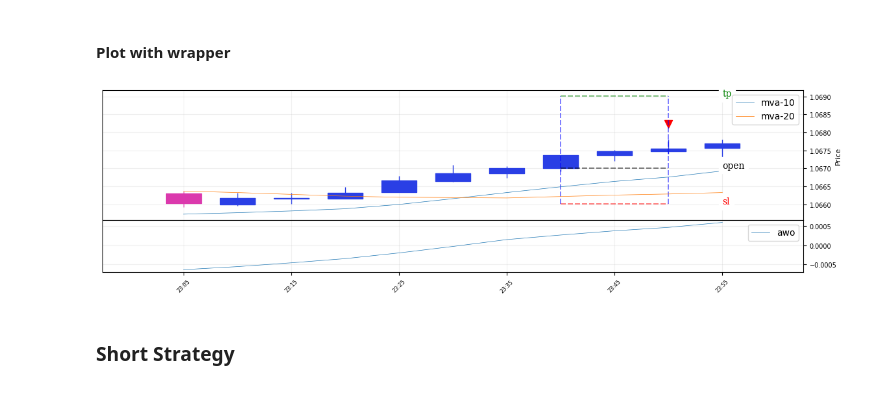
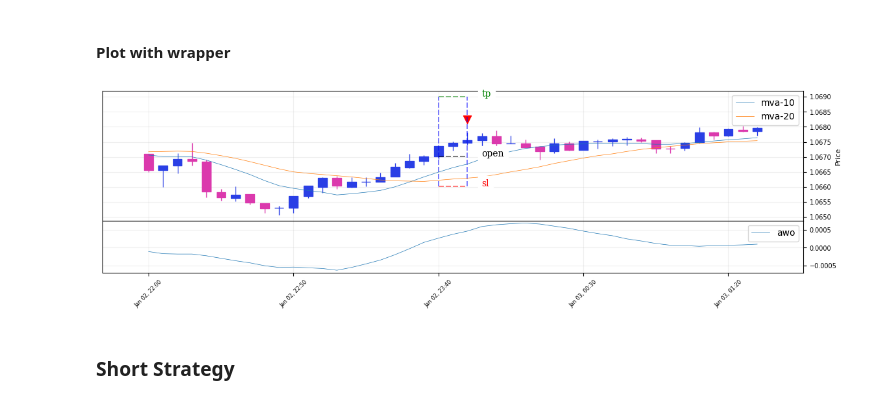
Before and after one commit to mchiuminatto/triple_barrier, a Jupyter notebook: docs/examples/Plot wrapper.ipynb, the cells around one changed output. Cells and saved outputs as stored; diff of their text form; code cells hidden in the pictures.

```diff
--- a/docs/examples/Plot wrapper.ipynb
+++ b/docs/examples/Plot wrapper.ipynb
@@ -163,11 +163,11 @@ trades["profit"].cumsum().plot()
 # %%
 dataset_labeler.plot("2023-01-02 23:40:00",
                      overlay_features=[price["mva-10"], price["mva-20"]],
                      oscillator_features=[price["awo"]],
-                     periods_before=7,
-                     periods_after=1)
+                     periods_before=20,
+                     periods_after=20)
 # %% [output]
-[figure, old version]
+[figure, new version]
 # %% [markdown]
 ### Short Strategy
 # %% [markdown]
```
Also changed, not shown: 2 other files.
